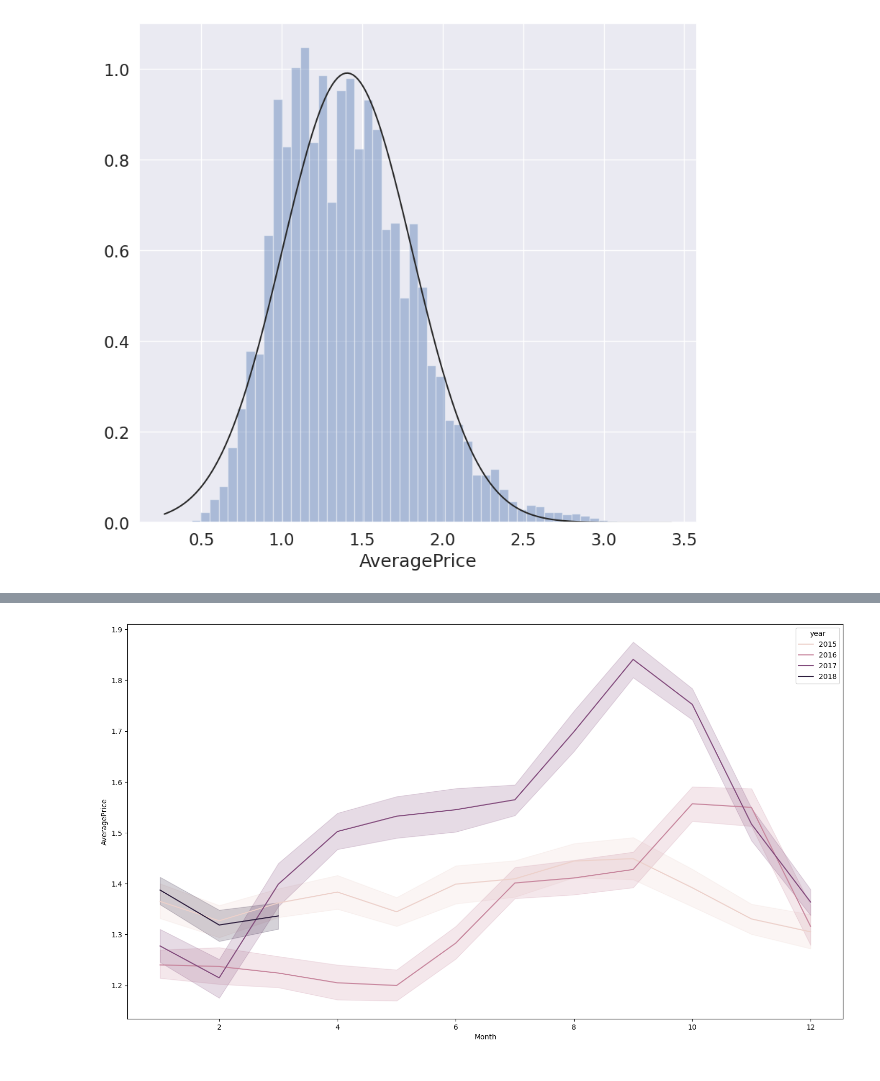
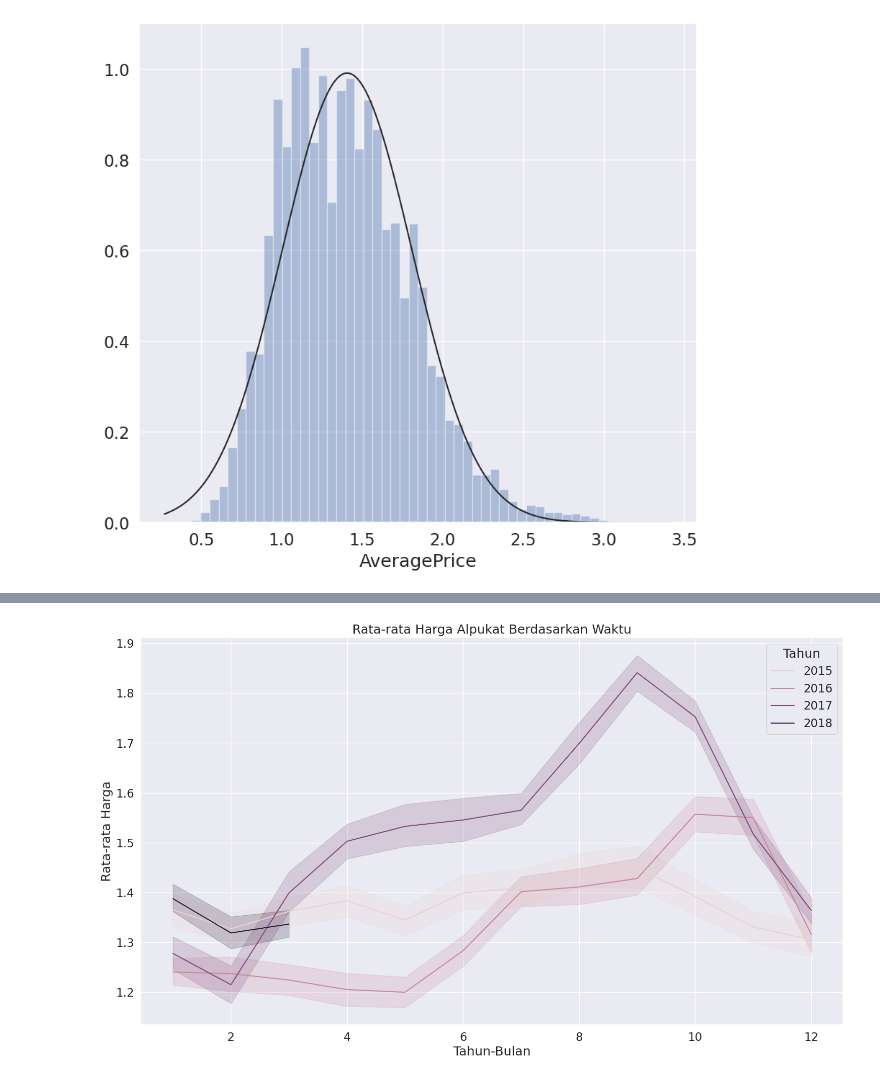
Before and after one commit to unabletoproceed/Tugas-Besar-Pemrograman-Python, a Jupyter notebook: ceritanya_alpukat.ipynb, the cells around one changed output, grey strips where cells are left out. Cells and saved outputs as stored; diff of their text form; code cells hidden in the pictures.

```diff
--- a/ceritanya_alpukat.ipynb
+++ b/ceritanya_alpukat.ipynb
@@ -54,0 +67,4 @@ df = pd.read_csv(url)
+# %%
+# Proses Import Lokal (2)
+from google.colab import files
+filenya = files.upload()
@@ -54,0 +74,5 @@ df = pd.read_csv(url)
+# %%
+filenya
+import io
+df = pd.read_csv(io.StringIO(filenya['avocadoPrice.csv'].decode('utf-8')))
+print(df)
@@ -159,0 +280,4 @@ df.duplicated().sum()
+# %%
+# Menghapus kolom year
+df.drop('year', axis=1, inplace=True)
+df.dtypes
@@ -311,6 +476,12 @@ print(df)
 # %%
 plt.figure(figsize=(18,10))
-sns.lineplot(x="Month", y="AveragePrice", hue='year',  data=df)
+sns.lineplot(x="Month", y="AveragePrice", hue='Year',  data=df)
+
+plt.title('Rata-rata Harga Alpukat Berdasarkan Waktu')
+plt.xlabel('Tahun-Bulan')
+plt.ylabel('Rata-rata Harga')
+plt.legend(title='Tahun')
+
 plt.show()
 # %% [output]
-[figure, old version]
+[figure, new version]
```
Also changed, not shown: parts of 70 cells of this notebook.
